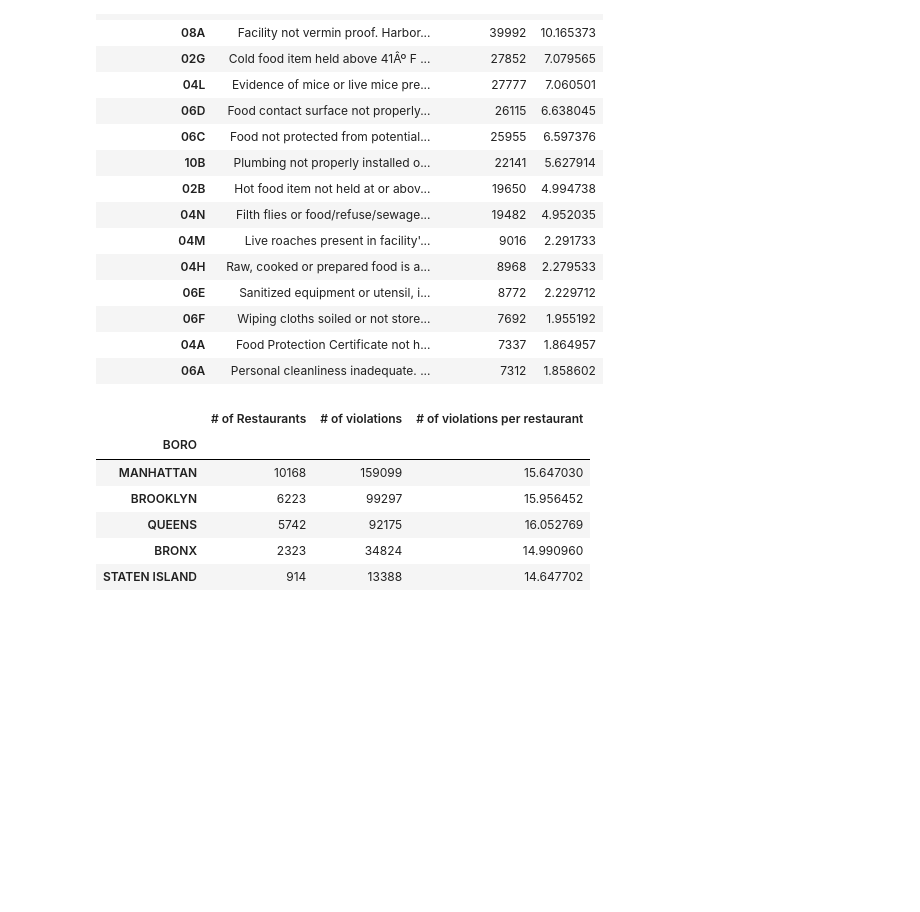
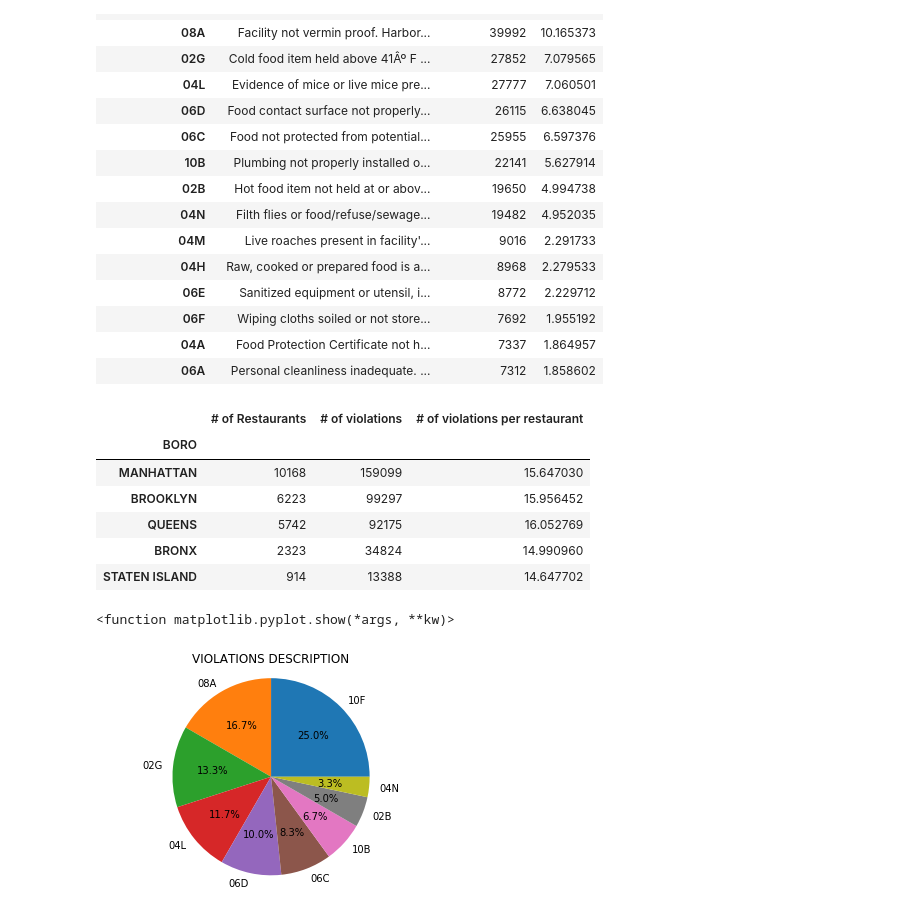
Before and after one commit to sliwet/group4project, a Jupyter notebook: Violations-all.ipynb, the cells around one changed output. Saved outputs shown, nothing was run; the diff lists cells and outputs as text; code cells hidden in the pictures; blank space fills up the shorter version.

```diff
--- a/Violations-all.ipynb
+++ b/Violations-all.ipynb
@@ -261,3 +264,16 @@ perBoro.head(15)
 | QUEENS | 5742 | 92175 | 16.052769 |
 | BRONX | 2323 | 34824 | 14.990960 |
 | STATEN ISLAND | 914 | 13388 | 14.647702 |
+# %%
+labels = ['10F', '08A', '02G', '04L','06D','06C','10B','02B','04N']
+sizes = [15,10,8,7,6,5,4,3,2]
+
+fig, ax = plt.subplots()
+ax.pie(sizes, labels=labels, autopct='%1.1f%%')
+ax.axis('equal')
+ax.set_title('VIOLATIONS DESCRIPTION')
+
+plt.show
+# %% [output]
+<function matplotlib.pyplot.show(*args, **kw)>
+[figure, added]
```
Also changed, not shown: parts of 1 cell of this notebook.
